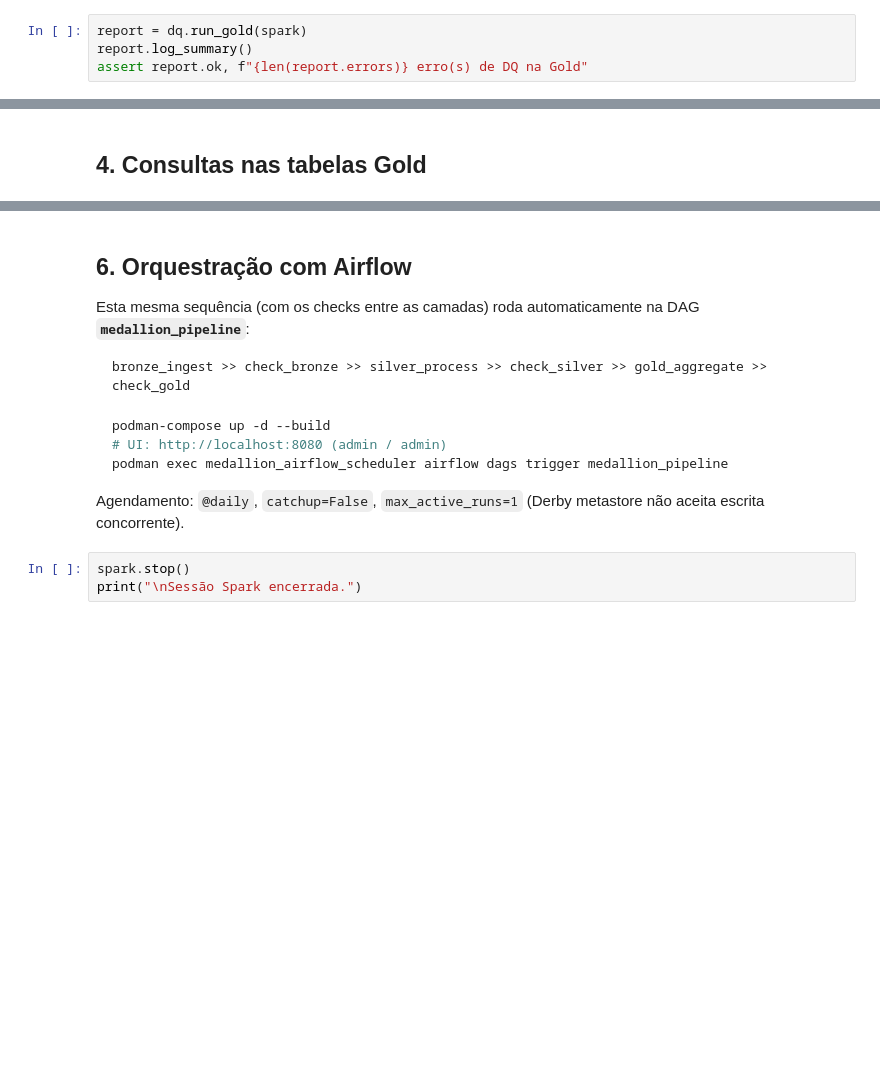
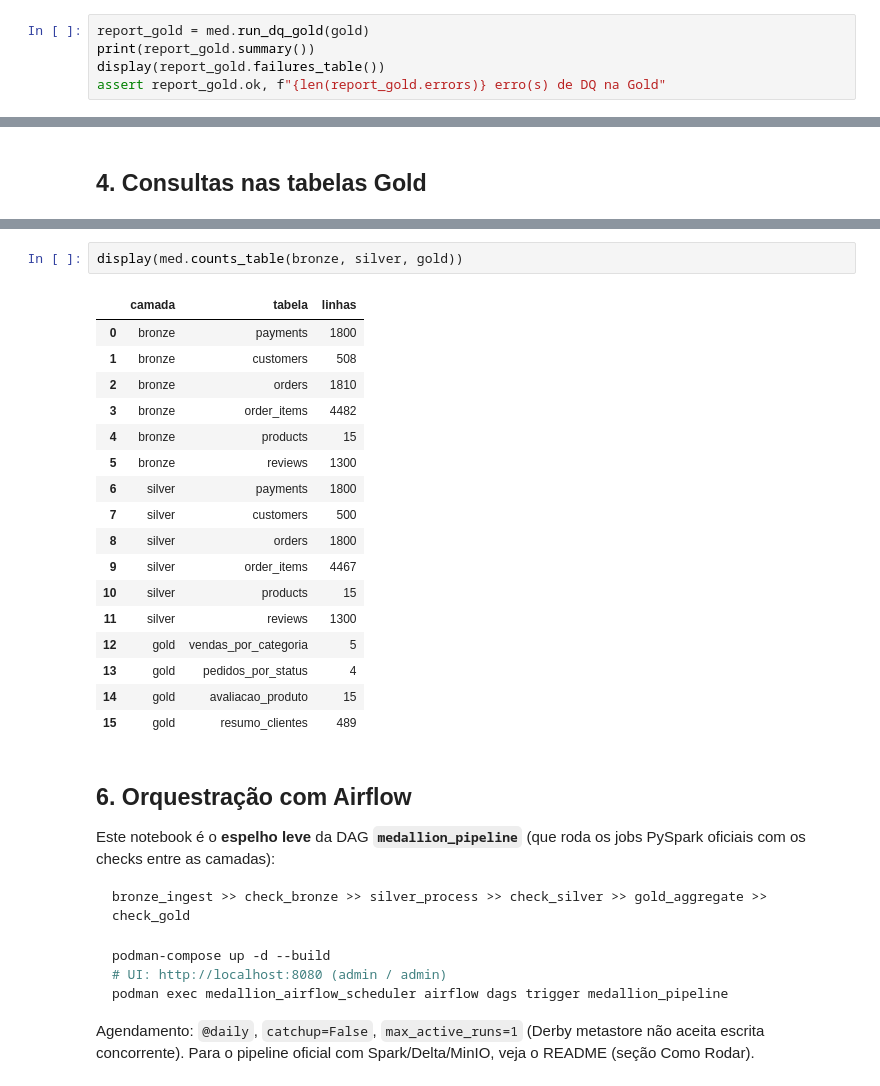
Before and after one commit to DrkCde15/Lakehouse-Madallion, a Jupyter notebook: notebooks/01_medallion_overview.ipynb, the cells around one changed output, grey strips where cells are left out. Saved outputs shown, nothing was run; the diff lists cells and outputs as text; blank space fills up the shorter version.

````diff
--- a/notebooks/01_medallion_overview.ipynb
+++ b/notebooks/01_medallion_overview.ipynb
@@ -58,6 +130,7 @@ run_gold(spark, show=True)
 ### ✔ Data Quality — Gold
 Métricas não nulas e `avaliacao_media` entre 1 e 5.
 # %%
-report = dq.run_gold(spark)
-report.log_summary()
-assert report.ok, f"{len(report.errors)} erro(s) de DQ na Gold"
+report_gold = med.run_dq_gold(gold)
+print(report_gold.summary())
+display(report_gold.failures_table())
+assert report_gold.ok, f"{len(report_gold.errors)} erro(s) de DQ na Gold"
@@ -100,7 +199,27 @@ history.select(
+# %%
+display(med.counts_table(bronze, silver, gold))
+# %% [output]
+|  | camada | tabela | linhas |
+| 0 | bronze | payments | 1800 |
+| 1 | bronze | customers | 508 |
+| 2 | bronze | orders | 1810 |
+| 3 | bronze | order_items | 4482 |
+| 4 | bronze | products | 15 |
+| 5 | bronze | reviews | 1300 |
+| 6 | silver | payments | 1800 |
+| 7 | silver | customers | 500 |
+| 8 | silver | orders | 1800 |
+| 9 | silver | order_items | 4467 |
+| 10 | silver | products | 15 |
+| 11 | silver | reviews | 1300 |
+| 12 | gold | vendas_por_categoria | 5 |
+| 13 | gold | pedidos_por_status | 4 |
+| 14 | gold | avaliacao_produto | 15 |
+| 15 | gold | resumo_clientes | 489 |
 # %% [markdown]
 ## 6. Orquestração com Airflow
 
-Esta mesma sequência (com os checks entre as camadas) roda automaticamente na DAG **`medallion_pipeline`**:
+Este notebook é o **espelho leve** da DAG **`medallion_pipeline`** (que roda os jobs PySpark oficiais com os checks entre as camadas):
 
 ```
 bronze_ingest >> check_bronze >> silver_process >> check_silver >> gold_aggregate >> check_gold
@@ -113,6 +232,4 @@ podman exec medallion_airflow_scheduler airflow dags trigger medallion_pipeline
 ```
 
 Agendamento: `@daily`, `catchup=False`, `max_active_runs=1` (Derby metastore não aceita escrita concorrente).
+Para o pipeline oficial com Spark/Delta/MinIO, veja o README (seção Como Rodar).
-# %%
-spark.stop()
-print("\nSessão Spark encerrada.")
````
Also changed, not shown: parts of 26 cells of this notebook, 3 other files.
